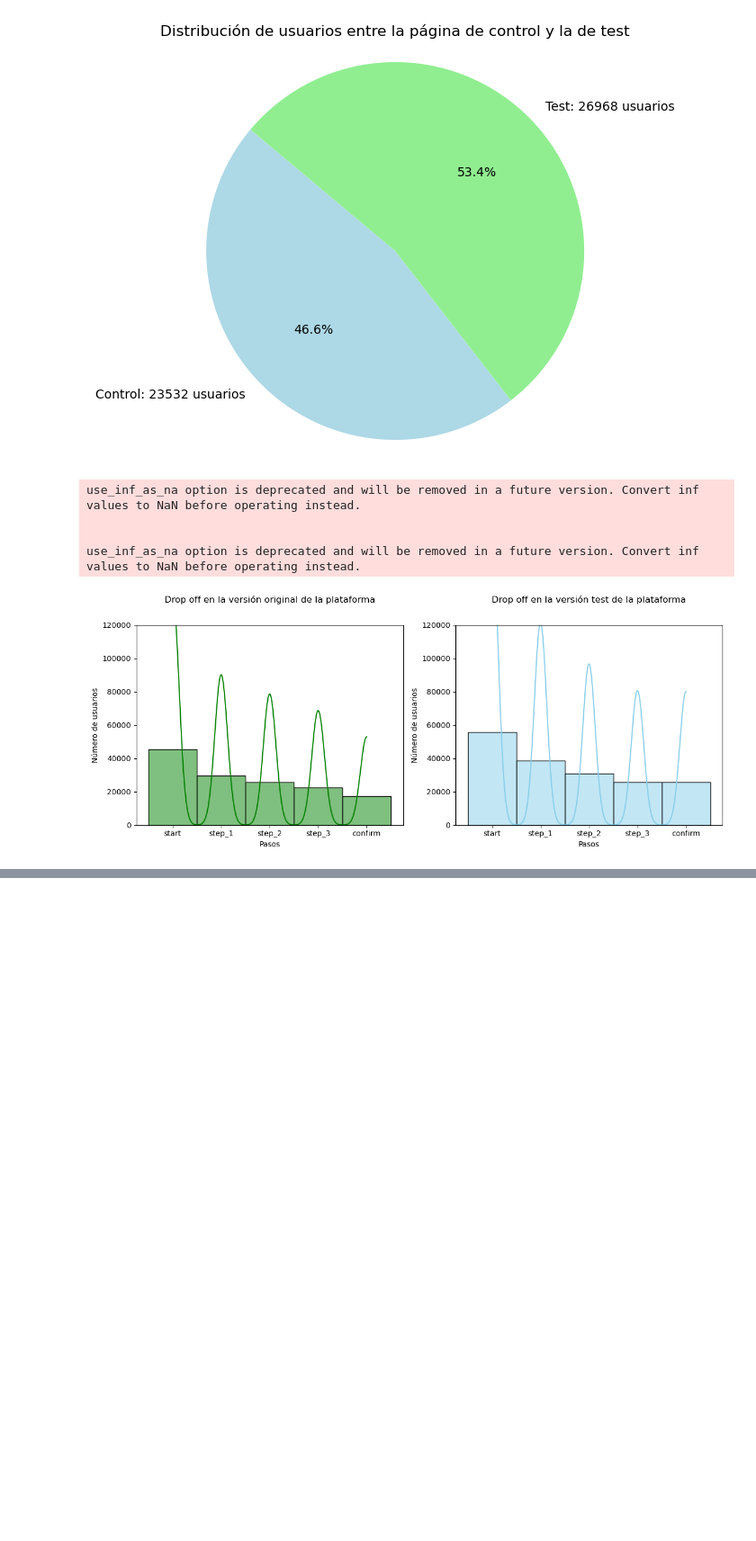
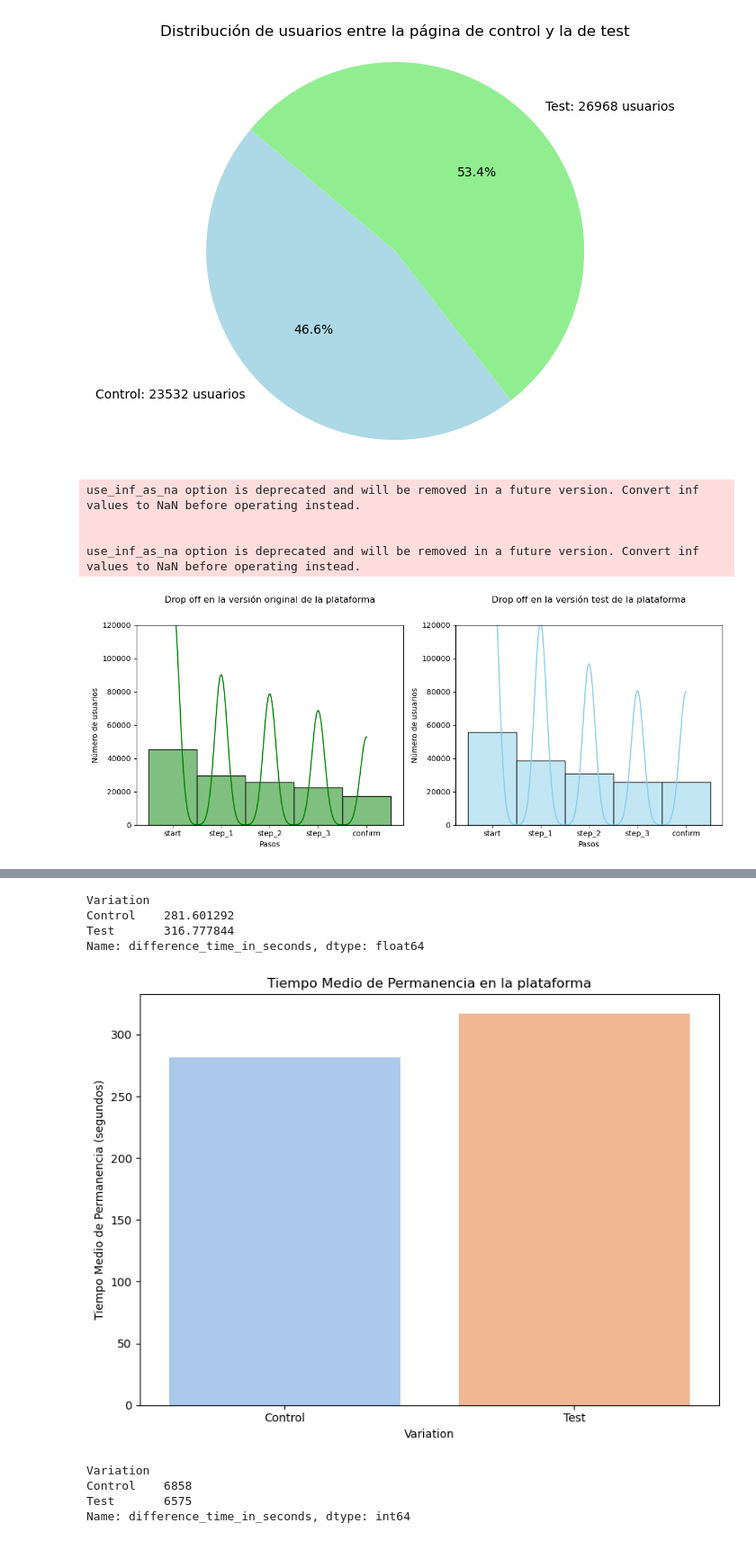
Before and after one commit to alicia-perez-diez/vanguard, a Jupyter notebook: notebooks/main.ipynb, the cells around one changed output, grey strips where cells are left out. Shown at 90% size. Drawn from its saved outputs; the diff is of its cells as text; code cells hidden in the pictures; blank space fills up the shorter version.

```diff
--- a/notebooks/main.ipynb
+++ b/notebooks/main.ipynb
@@ -1026,0 +1001,36 @@ plt.show()
+# %%
+#agrupamos el dataframe por variación y tiempo entrada y de salida de cada usuario por id de visita
+
+df_tiempo_de_permanencia = df_transacciones.groupby(by=['Variation', 'visit_id'])['date_time'].agg(['max', 'min']).reset_index()
+# %%
+#agregamos una columna con el tiempo total por sesión de cada id de visita
+
+df_tiempo_de_permanencia['difference_time'] = df_tiempo_de_permanencia['max'] - df_tiempo_de_permanencia['min']
+# %%
+#transformamos el tiempo a segundos
+
+df_tiempo_de_permanencia['difference_time_in_seconds'] = df_tiempo_de_permanencia['difference_time'].dt.total_seconds()
+# %%
+#calculamos la media de tiempo de permanencia total por cada variación
+
+df_tiempo_de_permanencia_total = df_tiempo_de_permanencia.groupby('Variation')['difference_time_in_seconds'].agg('mean')
+# %%
+df_tiempo_de_permanencia_total
+# %% [output]
+Variation
+Control    281.601292
+Test       316.777844
+Name: difference_time_in_seconds, dtype: float64
+# %%
+# Graficamos el tiempo medio de permanencia en el sitio web por variación
+
+df_tiempo_de_permanencia_total.plot(kind='bar', figsize=(8, 6))
+sns.barplot(x=df_tiempo_de_permanencia_total.index, y=df_tiempo_de_permanencia_total.values, palette='pastel')
+plt.title('Tiempo Medio de Permanencia en la plataforma')
+plt.xlabel('Variation')
+plt.ylabel('Tiempo Medio de Permanencia (segundos)')
+plt.xticks(rotation=0)
+plt.tight_layout()
+plt.show()
+# %% [output]
+[figure, added]
@@ -1026,0 +1041,7 @@ plt.show()
+# %%
+tiempo_permanencia_menor_10_secs
+# %% [output]
+Variation
+Control    6858
+Test       6575
+Name: difference_time_in_seconds, dtype: int64
```
Also changed, not shown: parts of 47 cells of this notebook.
